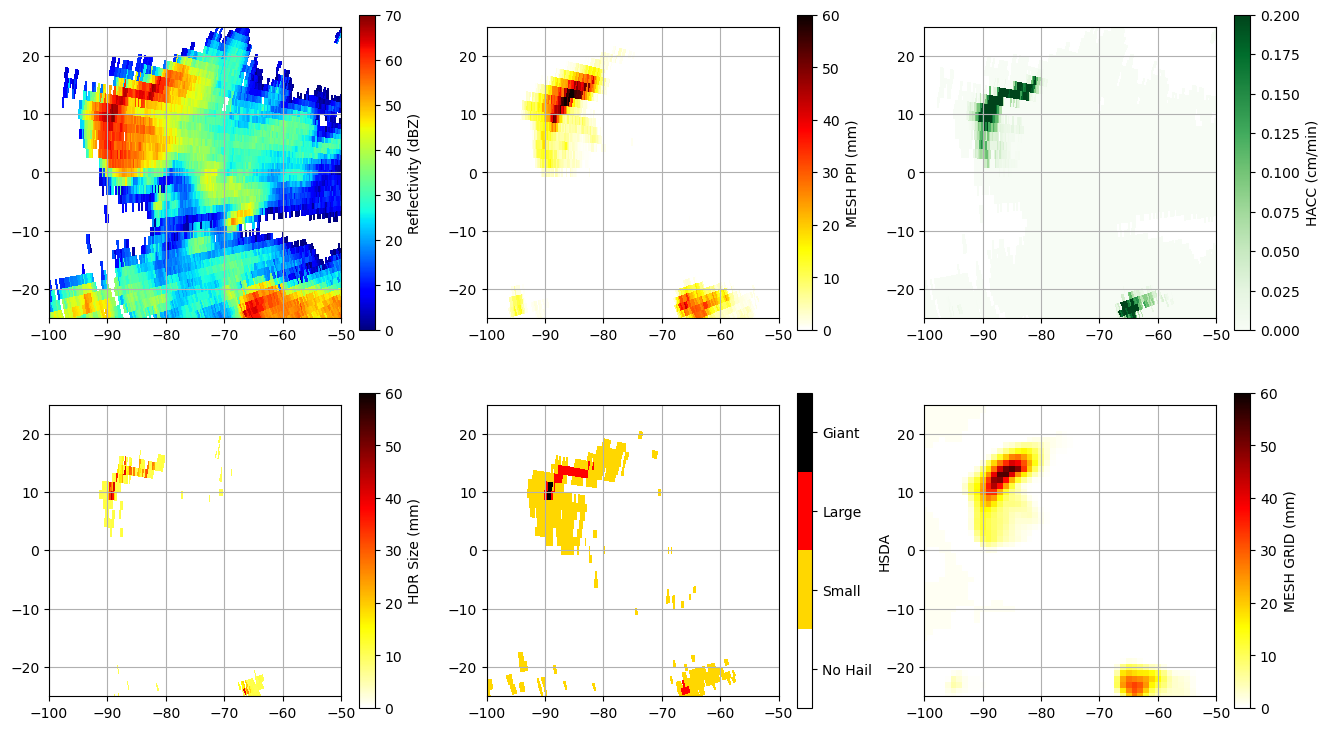
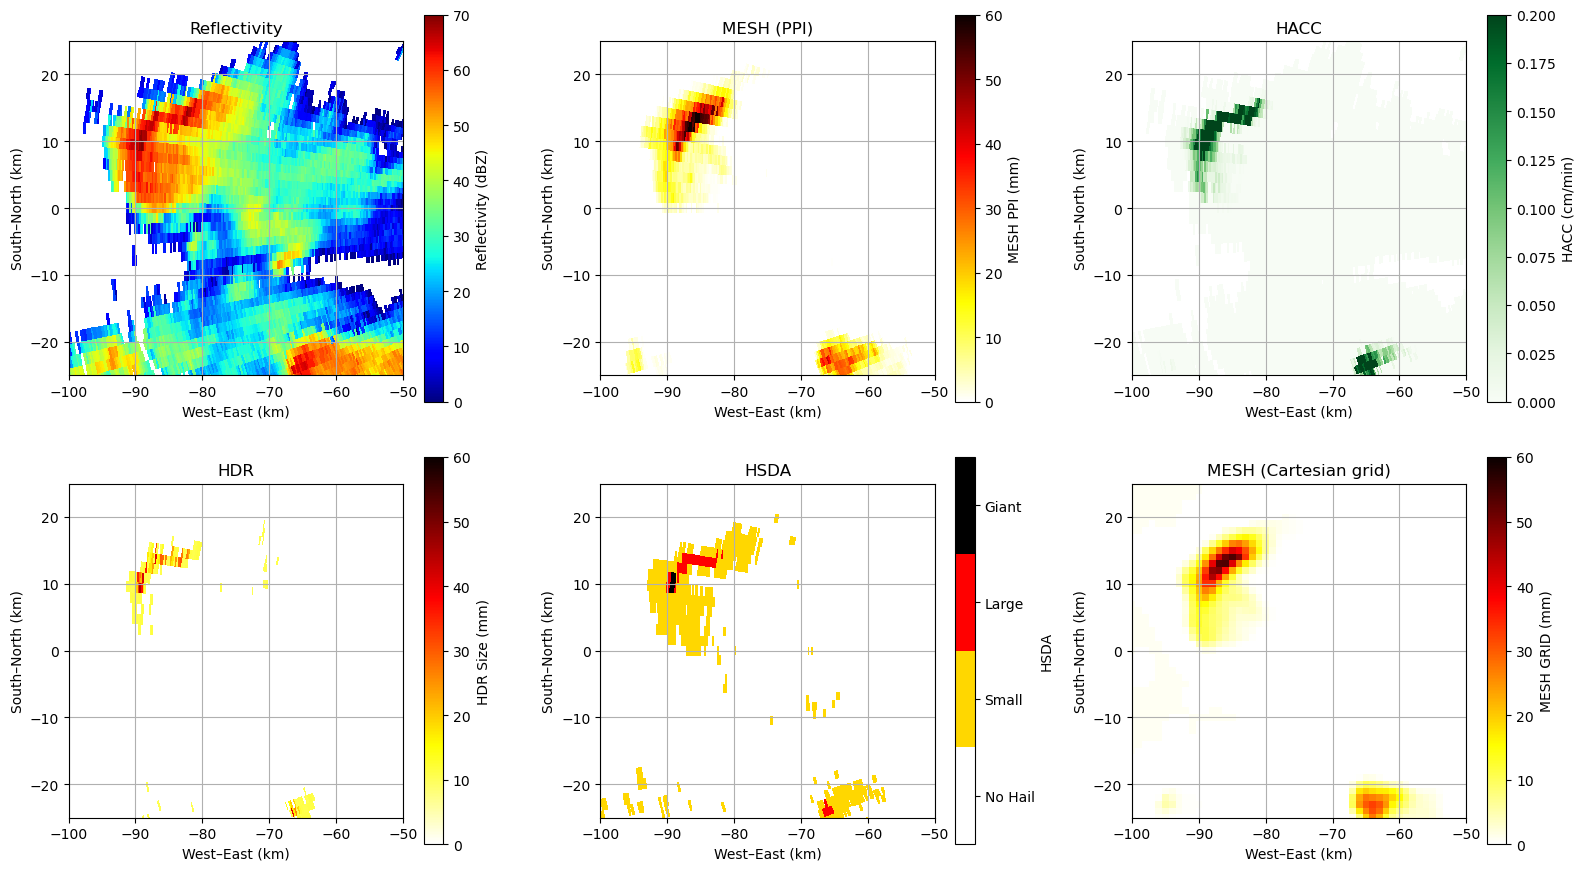
Code edit (unified diff) that turned the first committed figure into the second:
--- before
+++ after
@@ -1,16 +1,12 @@
+# Extract gate coordinates at the lowest sweep for plotting (km)
 sweep0_x, sweep0_y, _ = radar.get_gate_x_y_z(sweep0_idx)
-
-x_coords = sweep0_x/1000
-y_coords = sweep0_y/1000
-x_lim = [-100,-50]
+x_coords = sweep0_x / 1000
+y_coords = sweep0_y / 1000
+x_lim = [-100, -50]
 y_lim = [-25, 25]
 
-hsda_colors = [
-    "White",
-    "Gold",
-    "Red",
-    "Black",
-    ]
-hsda_cmap = colors.ListedColormap(hsda_colors) 
+# Custom colourmap for the 4-class HSDA output
+hsda_colors = ['White', 'Gold', 'Red', 'Black']
+hsda_cmap = colors.ListedColormap(hsda_colors)
 
 fig, axs = pl.subplots(nrows=2, ncols=3, figsize=(16, 9))
@@ -18,29 +14,39 @@
 
 im = axs[0].pcolormesh(x_coords, y_coords, radar.get_field(sweep0_idx, 'DBZH'), cmap='jet', vmin=0, vmax=70)
-cbar = fig.colorbar(im, ax=axs[0], label='Reflectivity (dBZ)')
+fig.colorbar(im, ax=axs[0], label='Reflectivity (dBZ)')
+axs[0].set_title('Reflectivity')
 
 im = axs[1].pcolormesh(x_coords, y_coords, radar.get_field(sweep0_idx, 'mesh'), cmap='hot_r', vmin=0, vmax=60)
-cbar = fig.colorbar(im, ax=axs[1], label='MESH PPI (mm)')
+fig.colorbar(im, ax=axs[1], label='MESH PPI (mm)')
+axs[1].set_title('MESH (PPI)')
 
 im = axs[2].pcolormesh(x_coords, y_coords, radar.get_field(sweep0_idx, 'hacc'), cmap='Greens', vmin=0, vmax=0.2)
-cbar = fig.colorbar(im, ax=axs[2], label='HACC (cm/min)')
+fig.colorbar(im, ax=axs[2], label='HACC (cm/min)')
+axs[2].set_title('HACC')
 
 im = axs[3].pcolormesh(x_coords, y_coords, radar.get_field(sweep0_idx, 'hdr_size'), cmap='hot_r', vmin=0, vmax=60)
-cbar = fig.colorbar(im, ax=axs[3], label='HDR Size (mm)')
+fig.colorbar(im, ax=axs[3], label='HDR Size (mm)')
+axs[3].set_title('HDR')
 
 im = axs[4].pcolormesh(x_coords, y_coords, radar.get_field(sweep0_idx, 'hsda'), cmap=hsda_cmap, vmin=-0.5, vmax=3.5)
 cbar = fig.colorbar(im, ax=axs[4], label='HSDA')
 cbar.set_ticks([0, 1, 2, 3])
-cbar.set_ticklabels(["No Hail", "Small", "Large", "Giant"])
+cbar.set_ticklabels(['No Hail', 'Small', 'Large', 'Giant'])
+axs[4].set_title('HSDA')
 
-grid_x_coords = grid.point_x['data'][0,:,:]/1000
-grid_y_coords = grid.point_y['data'][0,:,:]/1000
-im = axs[5].pcolormesh(grid_x_coords, grid_y_coords, grid.fields['mesh']['data'][0,:,:], cmap='hot_r', vmin=0, vmax=60)
-cbar = fig.colorbar(im, ax=axs[5], label='MESH GRID (mm)')
+# Cartesian MESH at the surface grid level (index 0 = lowest z level)
+grid_x_coords = grid.point_x['data'][0, :, :] / 1000
+grid_y_coords = grid.point_y['data'][0, :, :] / 1000
+im = axs[5].pcolormesh(grid_x_coords, grid_y_coords, grid.fields['mesh']['data'][0, :, :], cmap='hot_r', vmin=0, vmax=60)
+fig.colorbar(im, ax=axs[5], label='MESH GRID (mm)')
+axs[5].set_title('MESH (Cartesian grid)')
 
 for ax in axs:
     ax.set_xlim(x_lim)
     ax.set_ylim(y_lim)
+    ax.set_xlabel('West–East (km)')
+    ax.set_ylabel('South–North (km)')
     ax.grid()
     ax.set_aspect('equal', 'box')
 
+pl.tight_layout()

Commit: notebook clean up